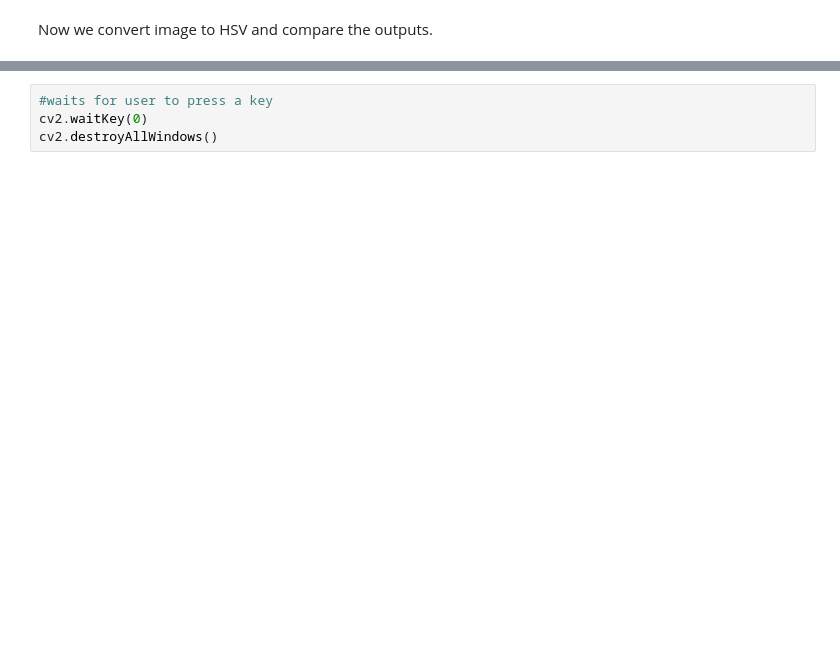
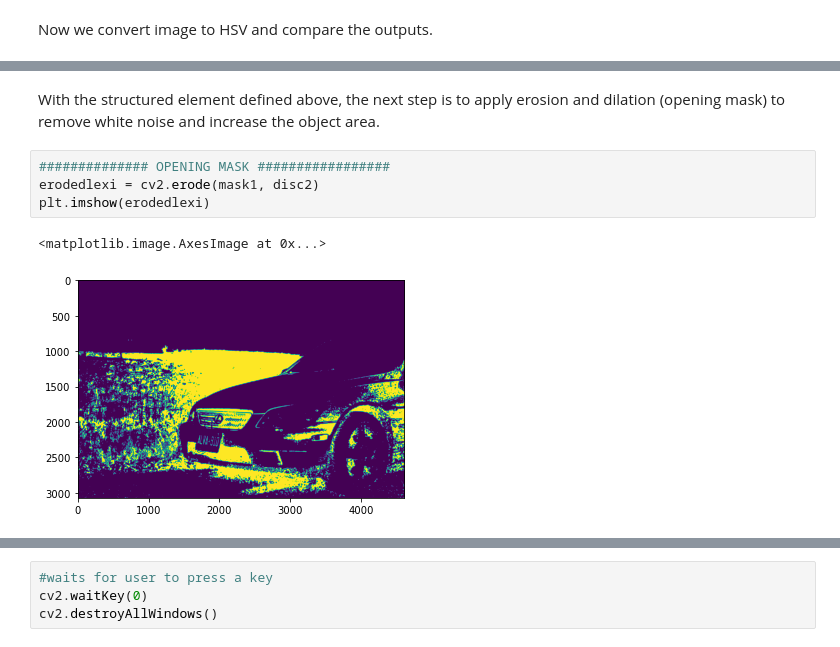
Before and after one commit to Neelxm10/cv-lab3, a Jupyter notebook: cv-lab3.ipynb, the cells around one changed output, grey strips where cells are left out. Cells and saved outputs as stored; diff of their text form; blank space fills up the shorter version.

```diff
--- a/cv-lab3.ipynb
+++ b/cv-lab3.ipynb
@@ -183,0 +217,9 @@ plt.show()
+# %% [markdown]
+With the structured element defined above, the next step is to apply erosion and dilation (opening mask) to remove white noise and increase the object area.
+# %%
+############## OPENING MASK #################
+erodedlexi = cv2.erode(mask1, disc2)
+plt.imshow(erodedlexi)
+# %% [output]
+<matplotlib.image.AxesImage at 0x...>
+[figure, added]
```
Also changed, not shown: parts of 17 cells of this notebook.
